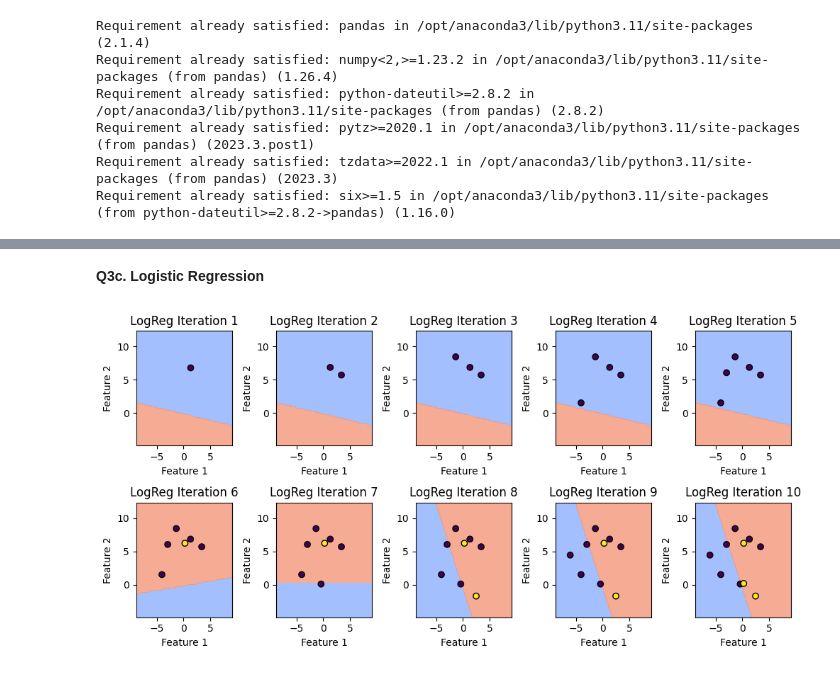
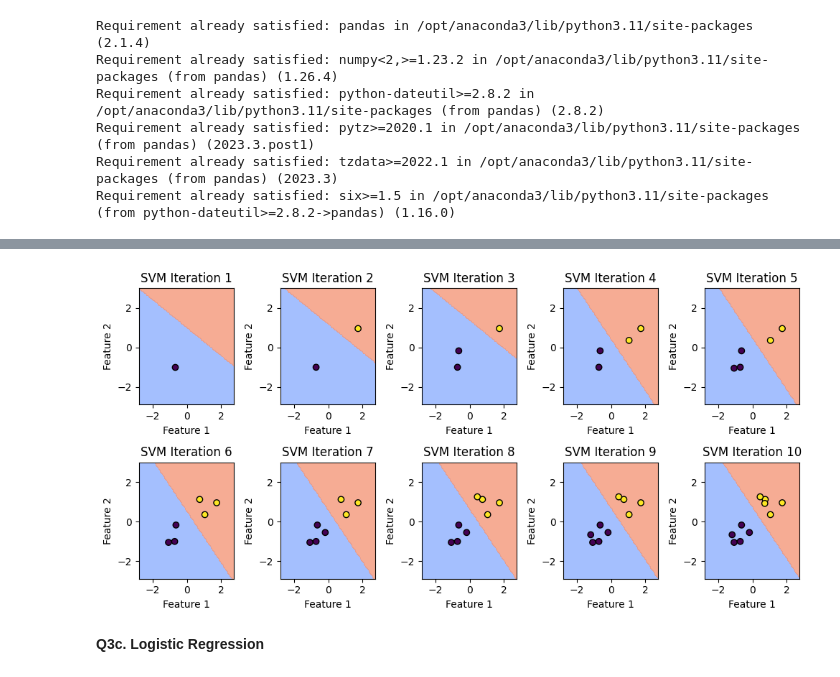
Before and after one commit to nyu-dl/DS-GA-1003-Machine-Learning-2025, a Jupyter notebook: lab2/messmaster_1.ipynb, the cells around one changed output, grey strips where cells are left out. Saved outputs shown, nothing was run; the diff lists cells and outputs as text; code cells hidden in the pictures.

```diff
--- a/lab2/messmaster_1.ipynb
+++ b/lab2/messmaster_1.ipynb
@@ -317,0 +271,21 @@ train_svm(X, y, iterations=10)
+# %%
+from sklearn.linear_model import Perceptron
+from sklearn.linear_model import SGDClassifier
+
+
+def train_perceptron(X, y, iterations=10):
+    perceptron = Perceptron(max_iter=1, tol=None, warm_start=True, random_state=42)
+    plot_training_evolution(X, y, perceptron, iterations, title="Perceptron")
+
+
+def train_svm(X, y, iterations=10, margin=3):
+    assert margin > 0, "Margin must be positive"
+    alpha = 1 / (margin **2)
+    # alpha=0.1
+    svm = SGDClassifier(loss="hinge", max_iter=1, tol=None, alpha=alpha, warm_start=True, random_state=42)
+    plot_training_evolution(X, y, svm, iterations, title="SVM")
+
+
+def train_logistic_regression(X, y, iterations=10):
+    logistic = SGDClassifier(loss="log_loss", max_iter=1, alpha=0.01, tol=None, warm_start=True, random_state=42)
+    plot_training_evolution(X, y, logistic, iterations, title="LogReg")
@@ -318,11 +318,6 @@ train_svm(X, y, iterations=10)
+# %%
+train_svm(X_scaled, y, iterations=10, margin=3)
+# %% [output]
+[figure, added]
 # %% [markdown]
 **Q3c. Logistic Regression**
-# %%
-def train_logistic_regression(X, y, iterations=10):
-    logistic = SGDClassifier(loss="log_loss", max_iter=1, tol=None, warm_start=True, random_state=42)
-    plot_training_evolution(X, y, logistic, iterations, title="LogReg")
-
-# Sequential and Random
-train_logistic_regression(X, y, iterations=10)
-# %% [output]
-[figure, removed]
```
Also changed, not shown: parts of 14 cells of this notebook.
